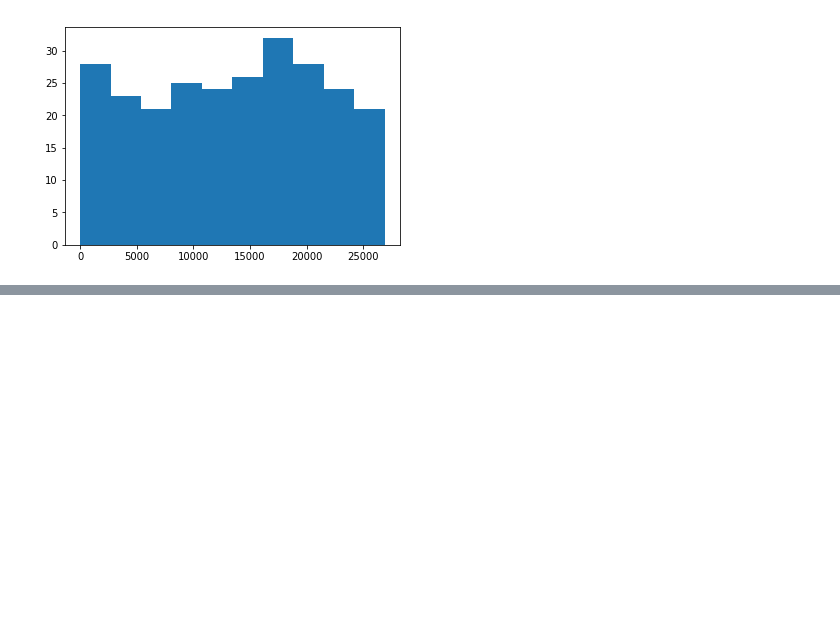
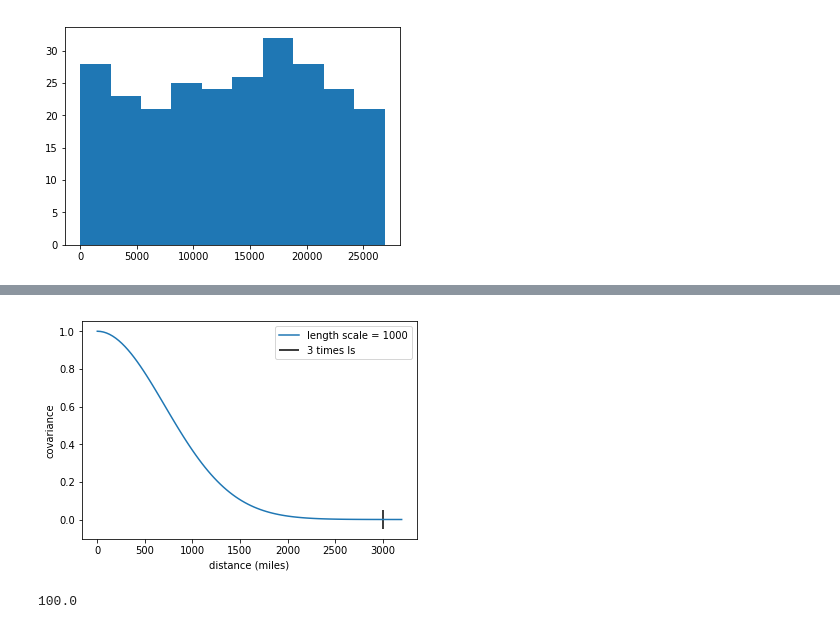
Before and after one commit to Mind-The-Data/GaussianProcess, a Jupyter notebook: Kernel_Analysis.ipynb, the cells around one changed output, grey strips where cells are left out. Saved outputs shown, nothing was run; the diff lists cells and outputs as text; code cells hidden in the pictures; blank space fills up the shorter version.

```diff
--- a/Kernel_Analysis.ipynb
+++ b/Kernel_Analysis.ipynb
@@ -111,0 +83,15 @@ plt.plot(rhosq,np.array(k)/Num_farms);
+# %%
+ls = 1000
+distances = np.linspace(0,ls*3.2,100)
+sigmasq =1
+plt.plot(distances, sigmasq*np.exp(-(distances)**2/ls**2), label='length scale = {}'.format(ls))
+plt.xlabel('distance (miles)')
+plt.ylabel('covariance')
+plt.vlines(x=3*ls,ymin=-.05,ymax=.05, label='3 times ls')
+plt.legend();
+# %% [output]
+[figure, added]
+# %%
+1/np.sqrt(1e-4)
+# %% [output]
+100.0
```
Also changed, not shown: parts of 7 cells of this notebook, 5 other files.
